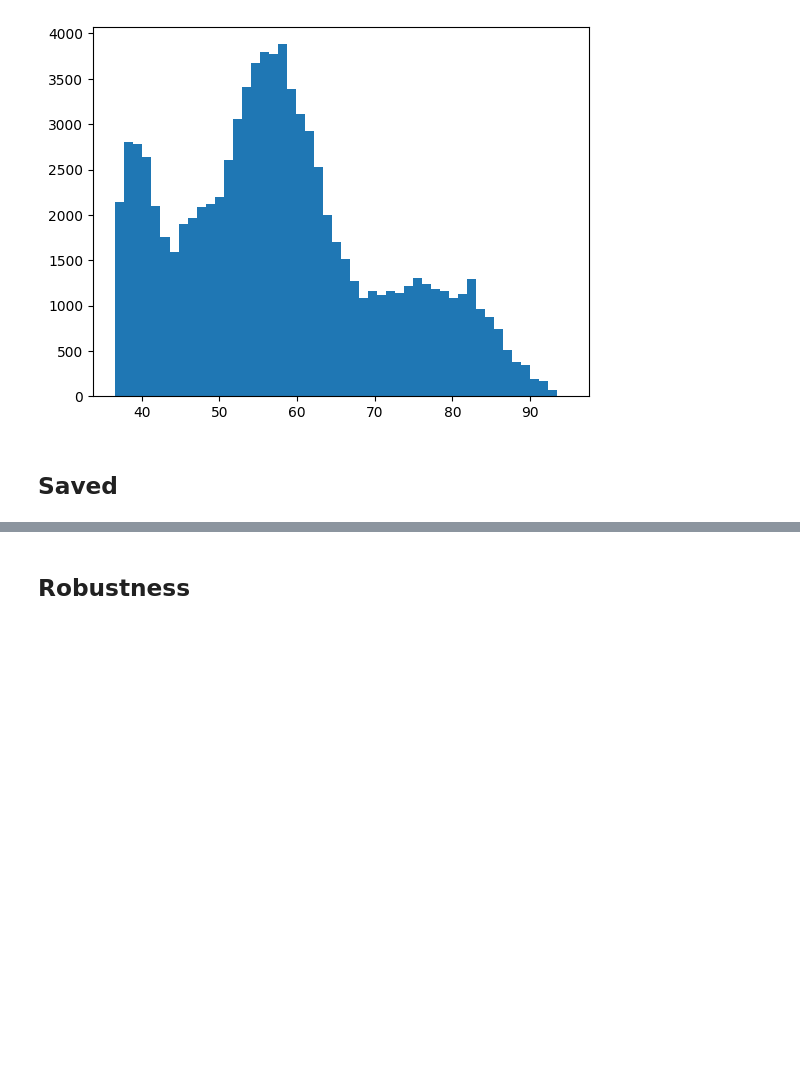
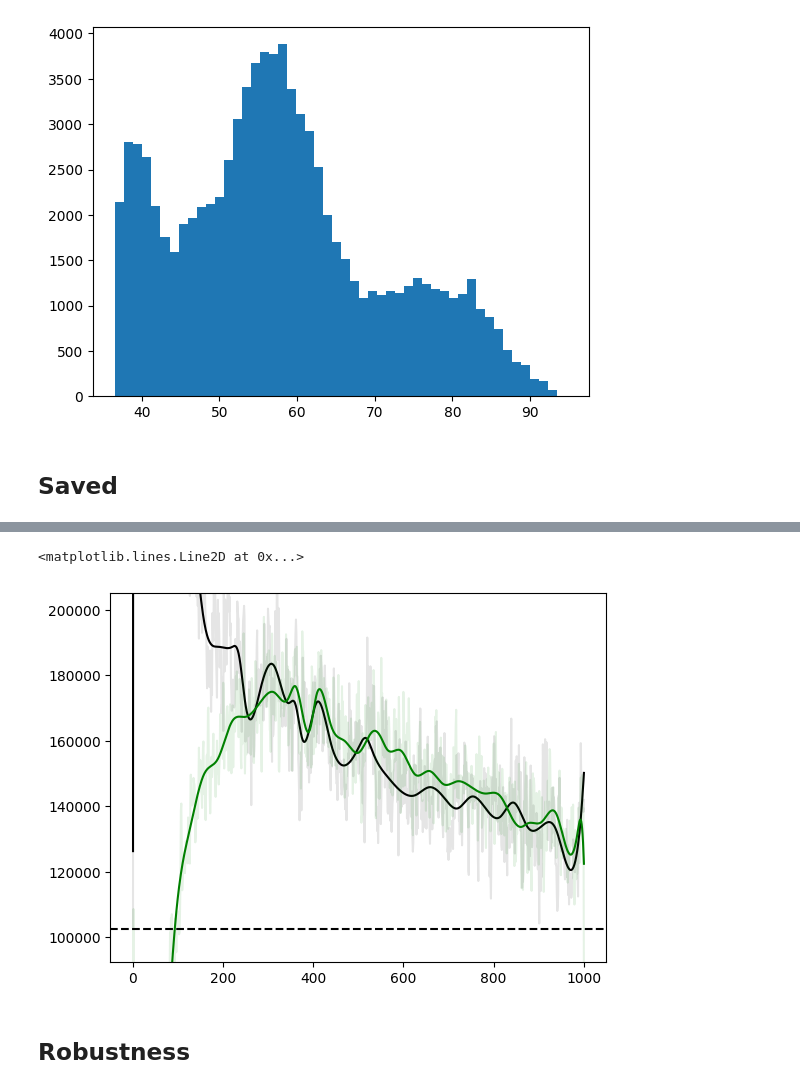
Before and after one commit to patricklawton/TecateCypress, a Jupyter notebook: sensitivity/viz.ipynb, the cells around one changed output, grey strips where cells are left out. Drawn from its saved outputs; the diff is of its cells as text; code cells hidden in the pictures; blank space fills up the shorter version.

```diff
--- a/sensitivity/viz.ipynb
+++ b/sensitivity/viz.ipynb
@@ -326,3 +348,22 @@ Text(0, 0.5, '<r>')
+# %%
+disc_std = np.std(N_tot_mean_disc[-int(len(t_vec)*0.25):])
+s_disc = len(t_vec) * disc_std**2.0
+disc_tck = splrep(t_vec, N_tot_mean_disc, s=s_disc)
+
+nint_std = np.std(N_tot_mean_nint[-int(len(t_vec)*0.25):])
+s_nint = len(t_vec) * nint_std**1.96
+nint_tck = splrep(t_vec, N_tot_mean_nint, s=s_nint)#s=len(t_vec)*1e10)
+
+t_vec_new = np.linspace(1,max(t_vec),int(len(t_vec)*1))
+plt.plot(t_vec, N_tot_mean_disc, c='k', alpha=0.1)
+plt.plot(t_vec_new, BSpline(*disc_tck)(t_vec_new), c='k')
+plt.plot(t_vec, N_tot_mean_nint, c='g', alpha=0.1)
+plt.plot(t_vec_new, BSpline(*nint_tck)(t_vec_new), c='g')
+plt.ylim(0.9*K_adult*Aeff,K_adult*Aeff*2)
+plt.axhline(K_adult*Aeff, ls='--', c='k')
+# %% [output]
+<matplotlib.lines.Line2D at 0x...>
+[figure, added]
 # %% [markdown]
 ## Robustness
 # %%
```
Also changed, not shown: parts of 9 cells of this notebook, 19 other files.
